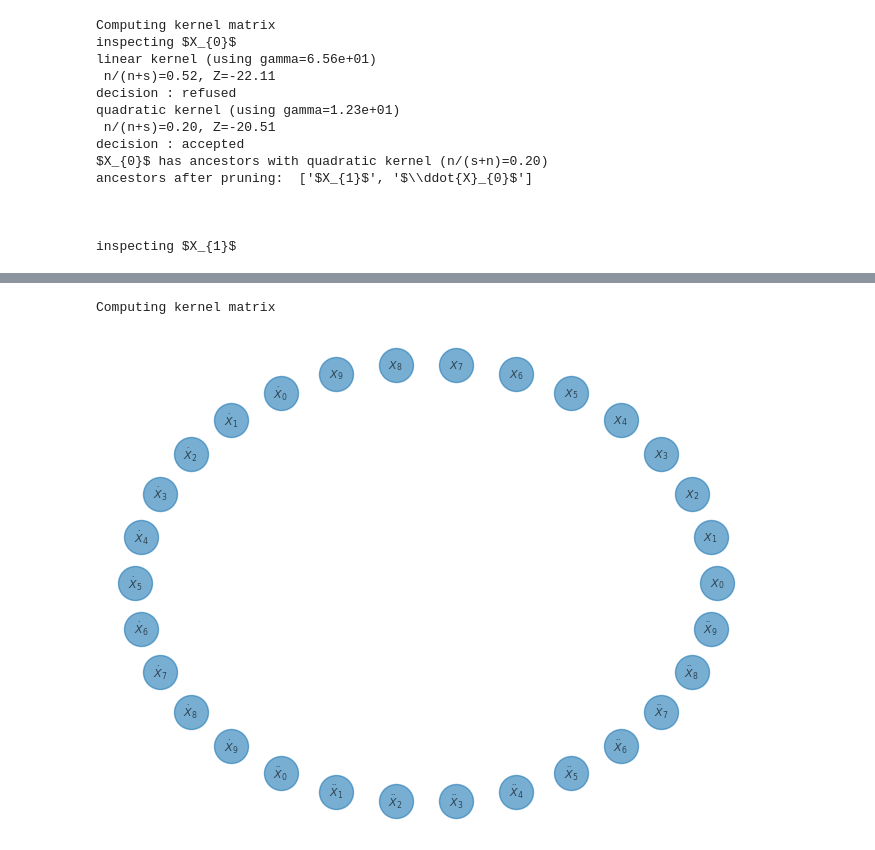
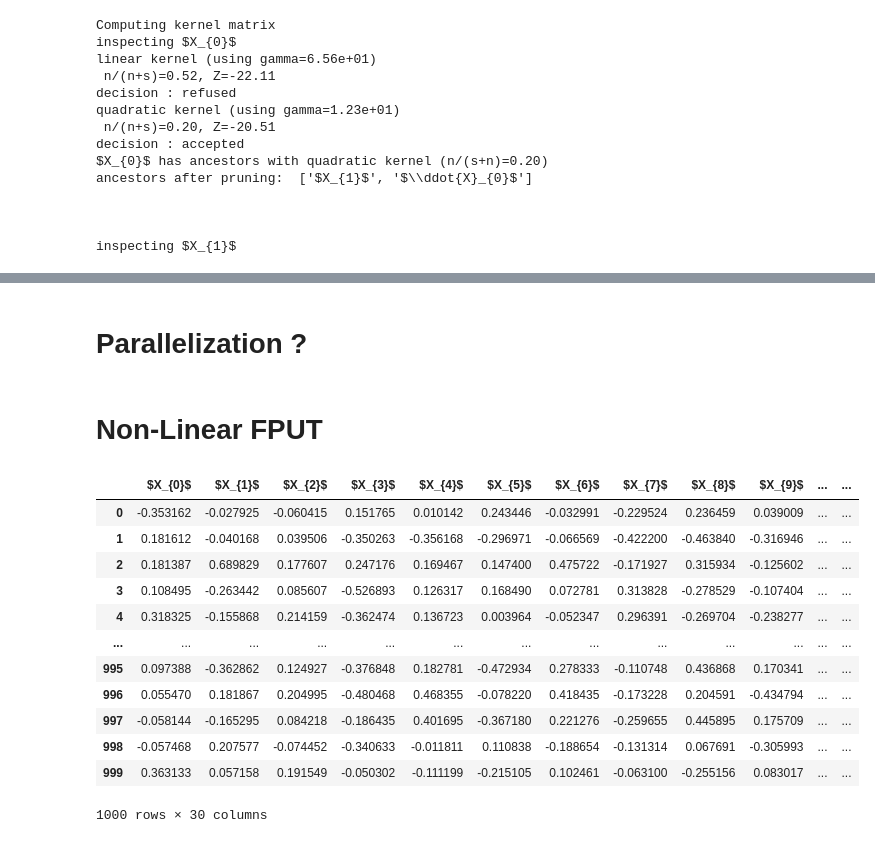
Before and after one commit to PauBatlle/GraphDiscovery, a Jupyter notebook: FPUT graph discovery.ipynb, the cells around one changed output, grey strips where cells are left out. Saved outputs shown, nothing was run; the diff lists cells and outputs as text; code cells hidden in the pictures.

Commit message:
non linear FPUT

```diff
--- a/FPUT graph discovery.ipynb
+++ b/FPUT graph discovery.ipynb
@@ -56,0 +61,2 @@ inspecting $X_{1}$
+# %% [markdown]
+# Parallelization ?
@@ -57,7 +70,29 @@ inspecting $X_{1}$
+# %% [markdown]
+# Non-Linear FPUT
+# %%
+df=pd.read_csv('FPUT_non_linear.csv')
+node_names=df.columns
+X=df.to_numpy()
+X=(X-onp.mean(X,axis=0))/onp.std(X,axis=0)
+df
+# %% [output]
+|  | $X_{0}$ | $X_{1}$ | $X_{2}$ | $X_{3}$ | $X_{4}$ | $X_{5}$ | $X_{6}$ | $X_{7}$ | $X_{8}$ | $X_{9}$ | ... | ... |
+| 0 | -0.353162 | -0.027925 | -0.060415 | 0.151765 | 0.010142 | 0.243446 | -0.032991 | -0.229524 | 0.236459 | 0.039009 | ... | ... |
+| 1 | 0.181612 | -0.040168 | 0.039506 | -0.350263 | -0.356168 | -0.296971 | -0.066569 | -0.422200 | -0.463840 | -0.316946 | ... | ... |
+| 2 | 0.181387 | 0.689829 | 0.177607 | 0.247176 | 0.169467 | 0.147400 | 0.475722 | -0.171927 | 0.315934 | -0.125602 | ... | ... |
+| 3 | 0.108495 | -0.263442 | 0.085607 | -0.526893 | 0.126317 | 0.168490 | 0.072781 | 0.313828 | -0.278529 | -0.107404 | ... | ... |
+| 4 | 0.318325 | -0.155868 | 0.214159 | -0.362474 | 0.136723 | 0.003964 | -0.052347 | 0.296391 | -0.269704 | -0.238277 | ... | ... |
+| ... | ... | ... | ... | ... | ... | ... | ... | ... | ... | ... | ... | ... |
+| 995 | 0.097388 | -0.362862 | 0.124927 | -0.376848 | 0.182781 | -0.472934 | 0.278333 | -0.110748 | 0.436868 | 0.170341 | ... | ... |
+| 996 | 0.055470 | 0.181867 | 0.204995 | -0.480468 | 0.468355 | -0.078220 | 0.418435 | -0.173228 | 0.204591 | -0.434794 | ... | ... |
+| 997 | -0.058144 | -0.165295 | 0.084218 | -0.186435 | 0.401695 | -0.367180 | 0.221276 | -0.259655 | 0.445895 | 0.175709 | ... | ... |
+| 998 | -0.057468 | 0.207577 | -0.074452 | -0.340633 | -0.011811 | 0.110838 | -0.188654 | -0.131314 | 0.067691 | -0.305993 | ... | ... |
+| 999 | 0.363133 | 0.057158 | 0.191549 | -0.050302 | -0.111199 | -0.215105 | 0.102461 | -0.063100 | -0.255156 | 0.083017 | ... | ... |
+1000 rows × 30 columns
 # %%
 beta=onp.array([0.1,0.01,0.001])
 graph_discovery=GraphDiscoveryNew(X.T,beta,onp.array(node_names),l=1)
-graph_discovery.plot_graph()
+for node in graph_discovery.names:
+    print(f'inspecting {node}')
+    graph_discovery.find_ancestors(node,gamma='auto',kPCA='no')
+    print('\n')
-# %% [output]
-Computing kernel matrix
-[figure, removed]
```
Also changed, not shown: parts of 4 cells of this notebook, 1 other file.
